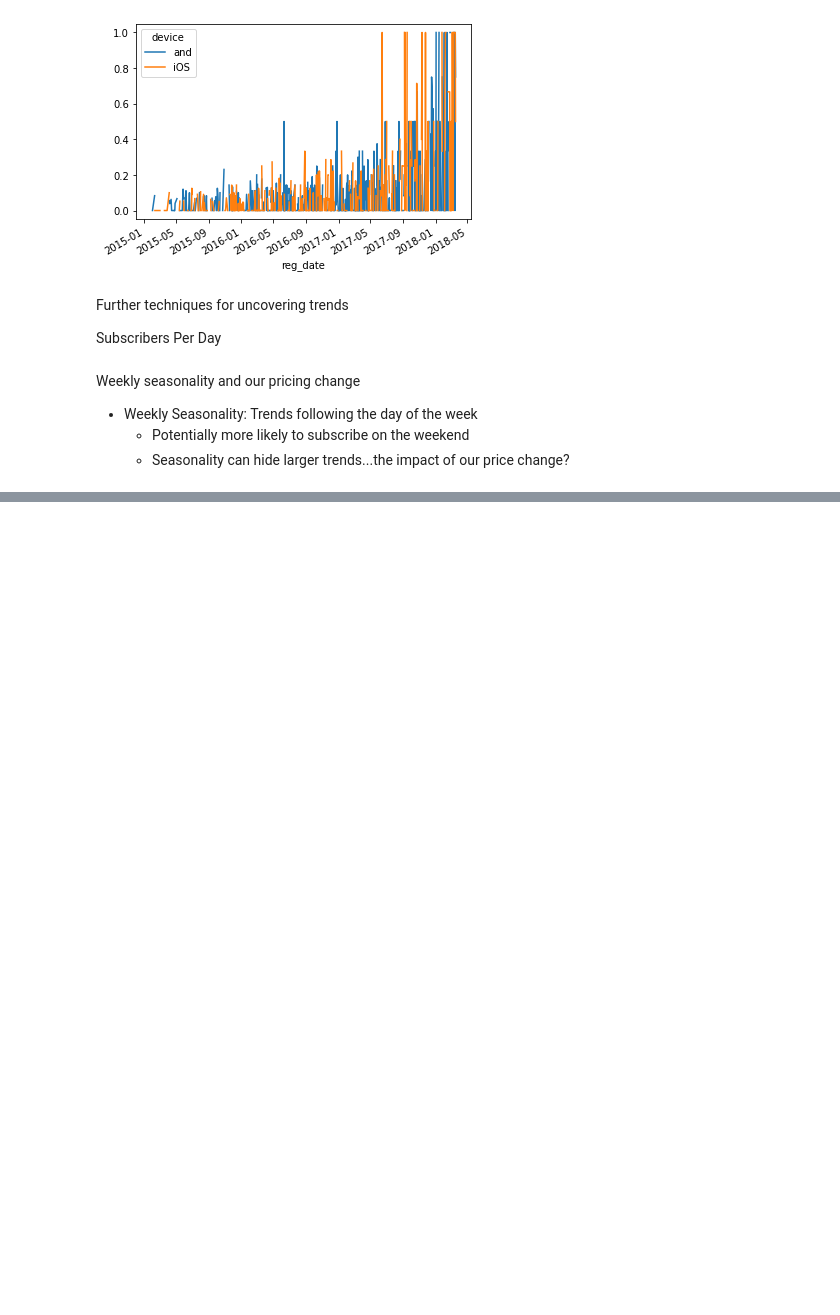
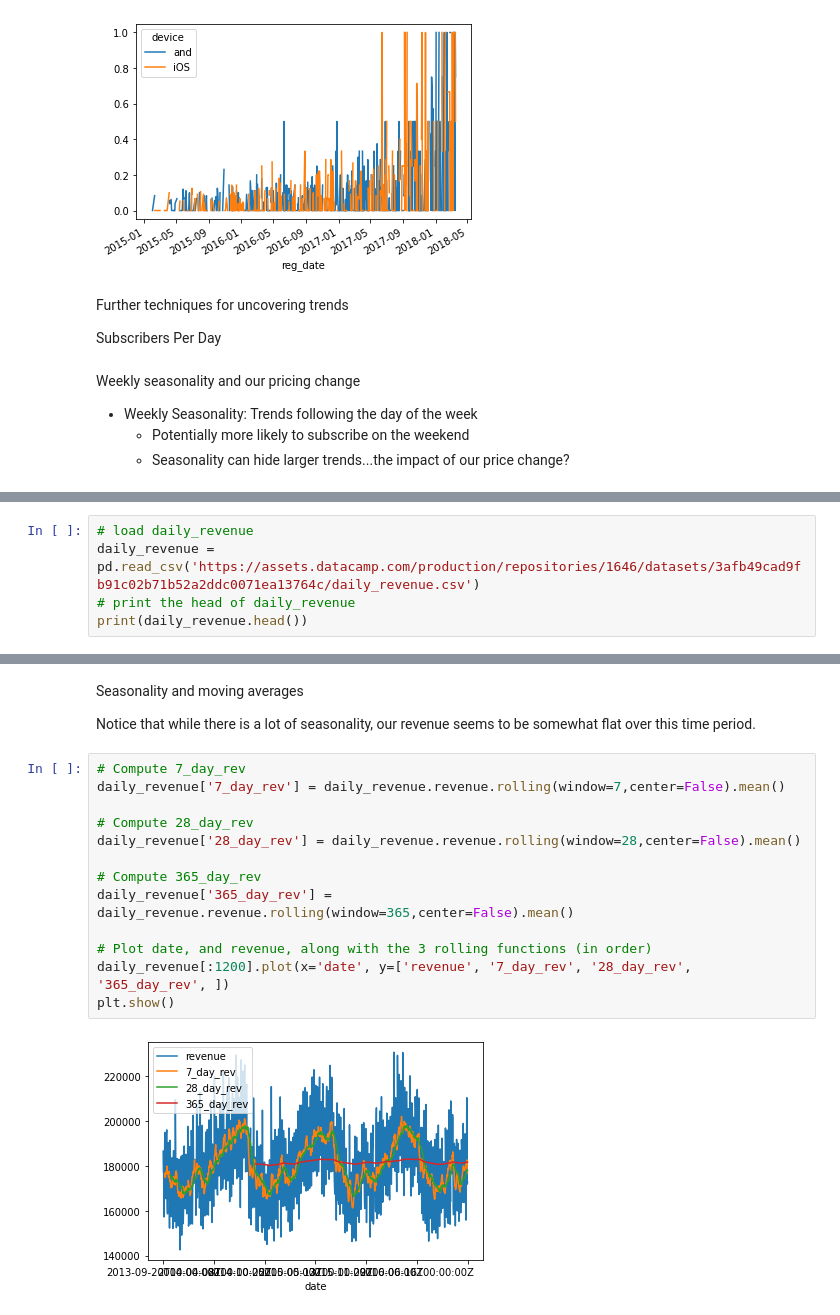
Before and after one commit to randy-tsukemen/Data_science_roadmap, a Jupyter notebook: Customer_Analytics_and_A_B_Testing.ipynb, the cells around one changed output, grey strips where cells are left out. Drawn from its saved outputs; the diff is of its cells as text; blank space fills up the shorter version.

```diff
--- a/Customer_Analytics_and_A_B_Testing.ipynb
+++ b/Customer_Analytics_and_A_B_Testing.ipynb
@@ -416,0 +469,5 @@ impact of our price change?
+# %%
+# load daily_revenue
+daily_revenue = pd.read_csv('https://assets.datacamp.com/production/repositories/1646/datasets/3afb49cad9fb91c02b71b52a2ddc0071ea13764c/daily_revenue.csv')
+# print the head of daily_revenue
+print(daily_revenue.head())
@@ -416,0 +481,19 @@ impact of our price change?
+# %% [markdown]
+Seasonality and moving averages
+
+Notice that while there is a lot of seasonality, our revenue seems to be somewhat flat over this time period.
+# %%
+# Compute 7_day_rev
+daily_revenue['7_day_rev'] = daily_revenue.revenue.rolling(window=7,center=False).mean()
+
+# Compute 28_day_rev
+daily_revenue['28_day_rev'] = daily_revenue.revenue.rolling(window=28,center=False).mean()
+
+# Compute 365_day_rev
+daily_revenue['365_day_rev'] = daily_revenue.revenue.rolling(window=365,center=False).mean()
+
+# Plot date, and revenue, along with the 3 rolling functions (in order)
+daily_revenue[:1200].plot(x='date', y=['revenue', '7_day_rev', '28_day_rev', '365_day_rev', ])
+plt.show()
+# %% [output]
+[figure, added]
```
Also changed, not shown: parts of 72 cells of this notebook.
